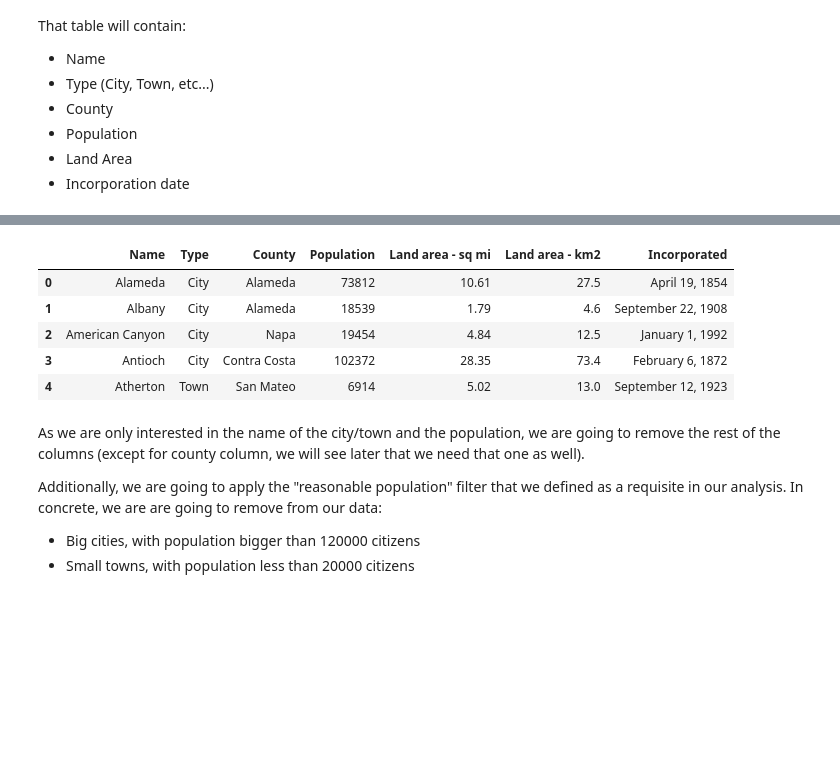
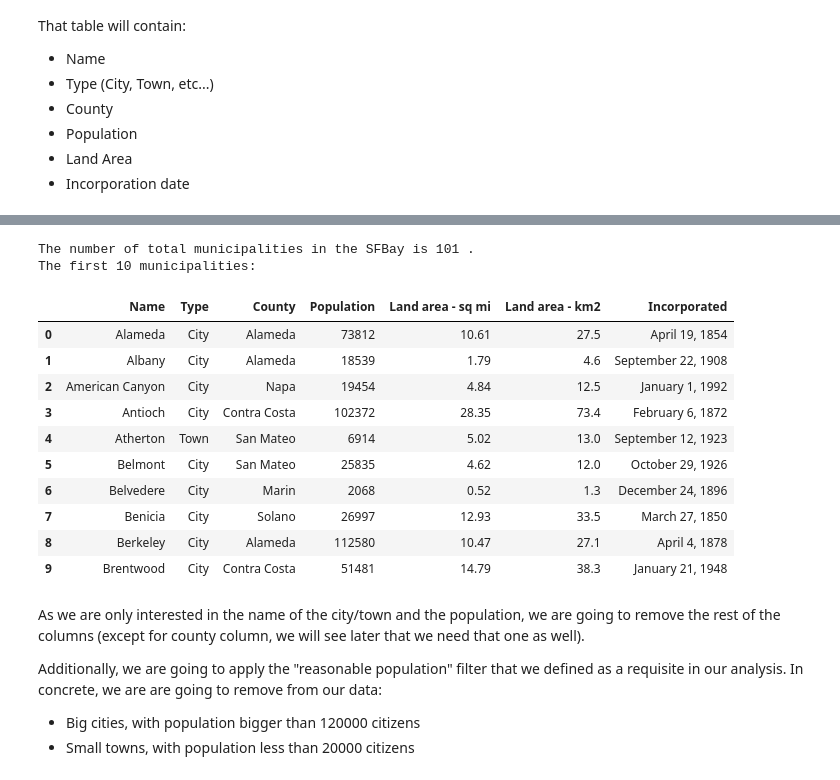
Before and after one commit to jgarcia-garcia/Coursera_Capstone, a Jupyter notebook: Best_Office_Location_SFBayArea.ipynb, the cells around one changed output, grey strips where cells are left out. Saved outputs shown, nothing was run; the diff lists cells and outputs as text; code cells hidden in the pictures; blank space fills up the shorter version.

```diff
--- a/Best_Office_Location_SFBayArea.ipynb
+++ b/Best_Office_Location_SFBayArea.ipynb
@@ -129,14 +130,23 @@ wiki_df = pd.read_html(str(wiki_tables[1]),flavor='bs4')[0]
 # %%
 #Need to rename the headers, in the original table there are 2 levels
 wiki_df.columns = ['Name','Type','County','Population','Land area - sq mi','Land area - km2','Incorporated']
-wiki_df.head()
+print('The number of total municipalities in the SFBay is {} .'.format(wiki_df.shape[0]))
+print('The first 10 municipalities:')
+wiki_df.head(10)
 # %% [output]
+The number of total municipalities in the SFBay is 101 .
+The first 10 municipalities:
 |  | Name | Type | County | Population | Land area - sq mi | Land area - km2 | Incorporated |
 | 0 | Alameda | City | Alameda | 73812 | 10.61 | 27.5 | April 19, 1854 |
 | 1 | Albany | City | Alameda | 18539 | 1.79 | 4.6 | September 22, 1908 |
 | 2 | American Canyon | City | Napa | 19454 | 4.84 | 12.5 | January 1, 1992 |
 | 3 | Antioch | City | Contra Costa | 102372 | 28.35 | 73.4 | February 6, 1872 |
 | 4 | Atherton | Town | San Mateo | 6914 | 5.02 | 13.0 | September 12, 1923 |
+| 5 | Belmont | City | San Mateo | 25835 | 4.62 | 12.0 | October 29, 1926 |
+| 6 | Belvedere | City | Marin | 2068 | 0.52 | 1.3 | December 24, 1896 |
+| 7 | Benicia | City | Solano | 26997 | 12.93 | 33.5 | March 27, 1850 |
+| 8 | Berkeley | City | Alameda | 112580 | 10.47 | 27.1 | April 4, 1878 |
+| 9 | Brentwood | City | Contra Costa | 51481 | 14.79 | 38.3 | January 21, 1948 |
 # %% [markdown]
 As we are only interested in the name of the city/town and the population, we are going to remove the rest of the columns (except for county column, we will see later that we need that one as
 well).
```
Also changed, not shown: parts of 19 cells of this notebook.
